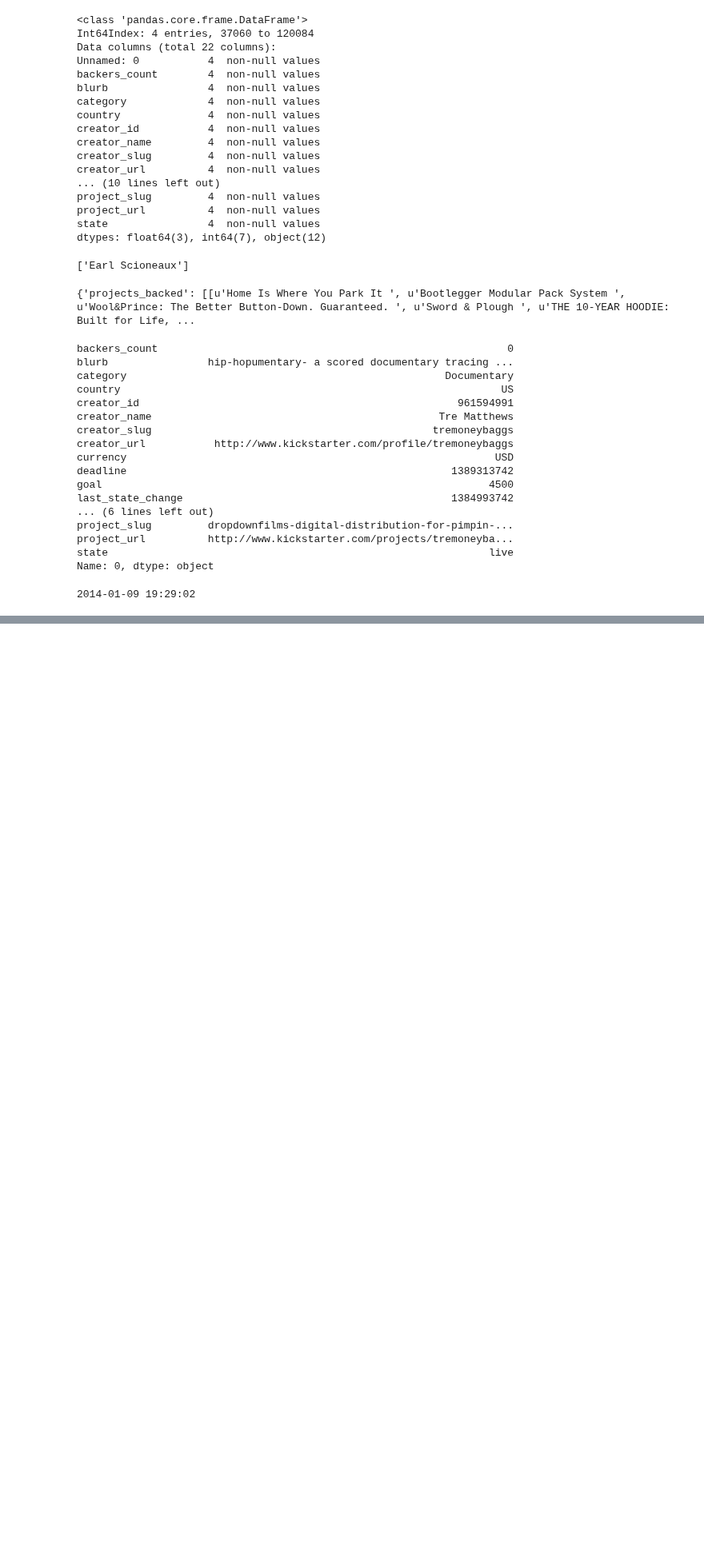
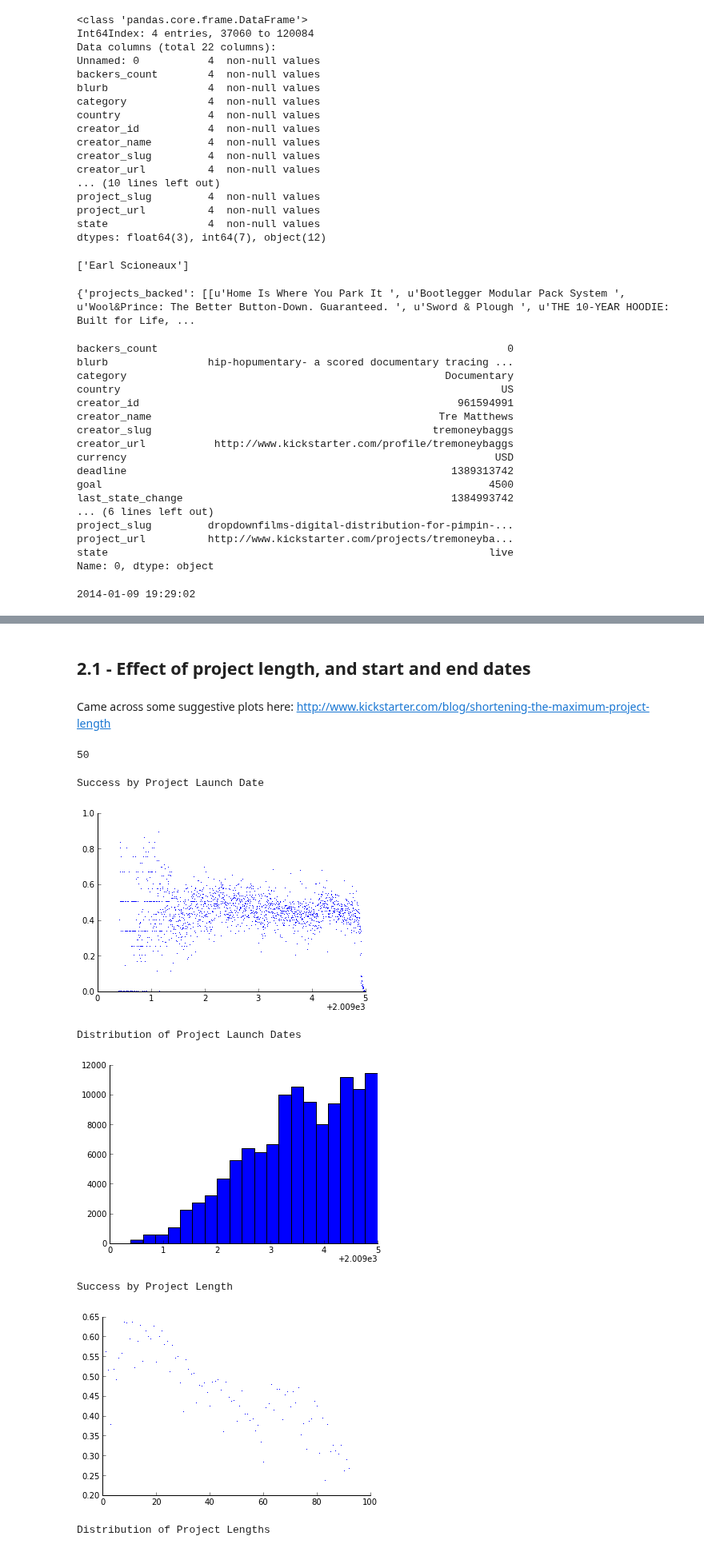
Before and after one commit to johnsturm/cs109, a Jupyter notebook: Process Book.ipynb, the cells around one changed output, grey strips where cells are left out. Shown at 80% size. Drawn from its saved outputs; the diff is of its cells as text; code cells hidden in the pictures; blank space fills up the shorter version.

Commit message:
plots looking at effect of time and length on project success

```diff
--- a/Process Book.ipynb
+++ b/Process Book.ipynb
@@ -529,0 +564,10 @@ Name: 0, dtype: object
+# %% [markdown]
+## 2.1 - Effect of project length, and start and end dates
+# %% [markdown]
+Came across some suggestive plots here: http://www.kickstarter.com/blog/shortening-the-maximum-project-length
+# %%
+all_projects = pd.read_csv('all_project_data_time.csv')
+# %%
+(dateutil.parser.parse(all_projects['deadline'][0]) - dateutil.parser.parse(all_projects['launched_at'][0])).days
+# %% [output]
+50
@@ -529,0 +637,21 @@ Name: 0, dtype: object
+# %%
+print "Success by Project Launch Date"
+success_by_dates(all_projects, 'launched_at')
+
+print "Distribution of Project Launch Dates"
+distr_of_dates(all_projects, 'launched_at')
+
+print
+print "Success by Project Length"
+success_by_length(all_projects)
+
+print "Distribution of Project Lengths"
+distr_of_length(all_projects)
+# %% [output]
+Success by Project Launch Date
+[figure, added]
+Distribution of Project Launch Dates
+[figure, added]
+Success by Project Length
+[figure, added]
+Distribution of Project Lengths
```
Also changed, not shown: parts of 5 cells of this notebook.
